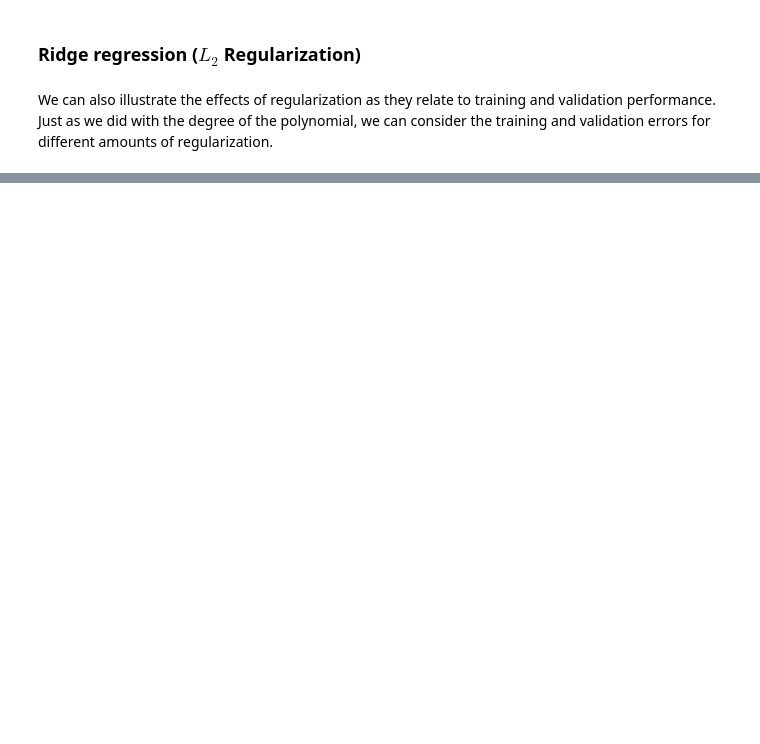
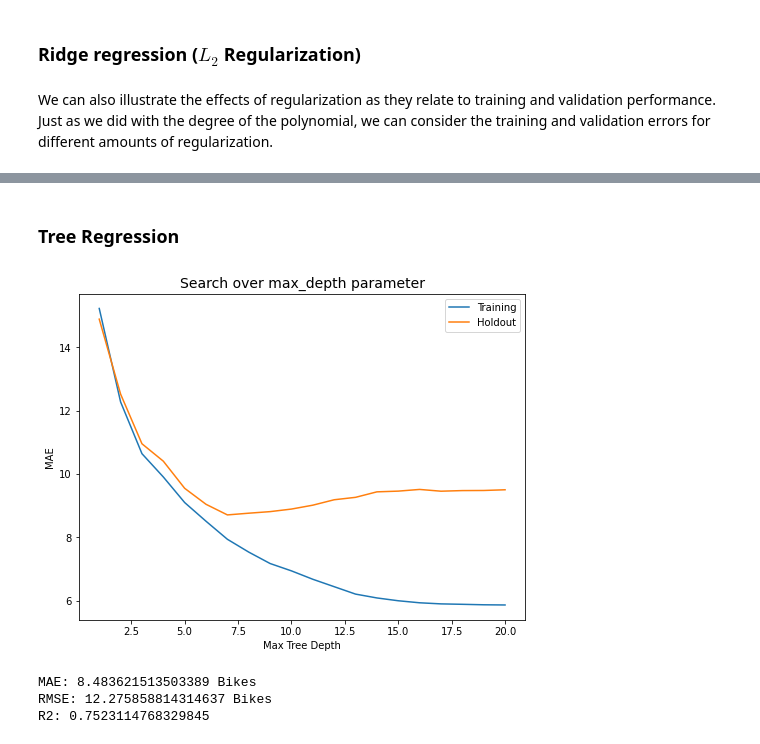
Before and after one commit to mschwa1010/AA_2022-23_Team_8, a Jupyter notebook: Prediction.ipynb, the cells around one changed output, grey strips where cells are left out. Cells and saved outputs as stored; diff of their text form; code cells hidden in the pictures; blank space fills up the shorter version.

Commit message:
added TreeRegression

```diff
--- a/Prediction.ipynb
+++ b/Prediction.ipynb
@@ -753,0 +588,64 @@ R2:  0.6760259611485171
+# %% [markdown]
+### Tree Regression
+# %%
+from sklearn.tree import DecisionTreeRegressor
+
+X = feature_set[["max_temp","precip","is_weekday","hour"]]
+Y = feature_set["trips"]
+
+# Do a 70-30 split first
+x_train2, x_test2, y_train2, y_test2 = train_test_split(X, Y, test_size=0.3,random_state=34 )
+
+# now split X_train to achive 50-20-30 split
+x_train2, x_hold2, y_train2, y_hold2 = train_test_split(x_train2, y_train2, test_size=(0.2/0.7),random_state=34 )
+
+def find_tree_depth (x,y):
+
+    # define list for collecting results
+    err_train = []
+    err_test  = []
+
+    # split data
+    # x_train, x_test, y_train, y_test = train_test_split(X, Y, test_size=0.3,random_state=10)
+
+    #loop over max_depth
+
+    for n in np.arange(1,21): # lets test until 24 for now
+
+        # fit model
+
+        tree_reg = DecisionTreeRegressor(max_depth=n)
+        tree_model = tree_reg.fit(x_train2,y_train2)
+
+        # compute errors
+
+        err_train.append(mean_absolute_error(y_train2, tree_model.predict(x_train2)))
+        err_test.append(mean_absolute_error(y_hold2, tree_model.predict(x_hold2)))
+
+
+    plt.figure(figsize = (8,6))
+    plt.plot(np.arange(1,21), err_train,np.arange(1,21), err_test)
+    plt.legend(["Training", "Holdout"])
+    plt.xlabel("Max Tree Depth")
+    plt.ylabel("MAE")
+    plt.title("Search over max_depth parameter",fontsize=14)
+    plt.show()
+# %%
+find_tree_depth (X,Y)
+# %% [output]
+[figure, added]
+# %%
+# Fit regression model
+Tree_reg   = DecisionTreeRegressor(max_depth=7)
+tree_model = Tree_reg.fit(x_train2, y_train2)
+
+# Predict
+y_hat_tree = tree_model.predict(x_test2)
+
+print("MAE:",mean_absolute_error(y_hat_tree, y_test2), "Bikes")
+print("RMSE:",(mean_squared_error(y_hat_tree, y_test2))**(0.5), "Bikes")
+print("R2:",r2_score(y_hat_tree, y_test2))
+# %% [output]
+MAE: 8.483621513503389 Bikes
+RMSE: 12.275858814314637 Bikes
+R2: 0.7523114768329845
```
Also changed, not shown: parts of 15 cells of this notebook.
